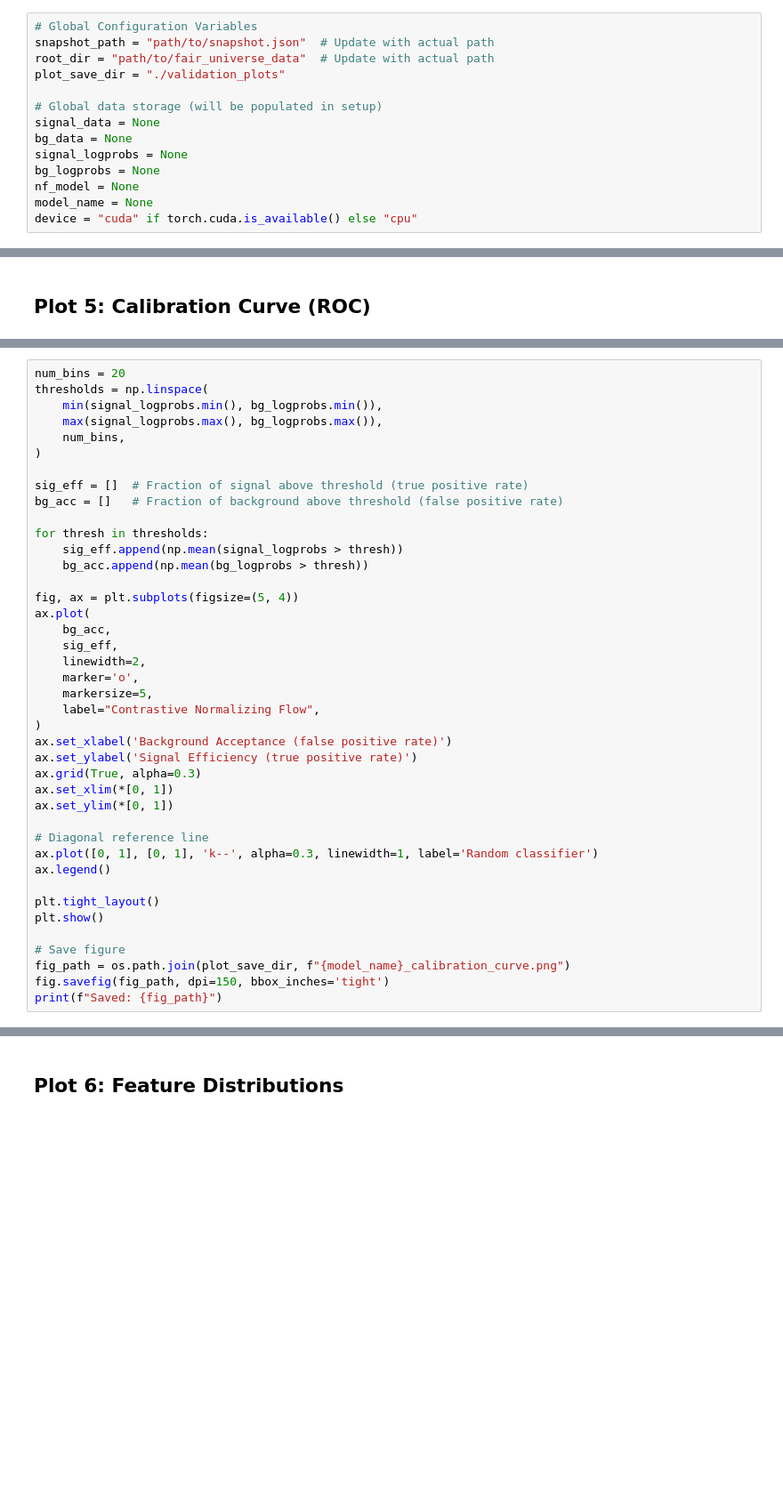
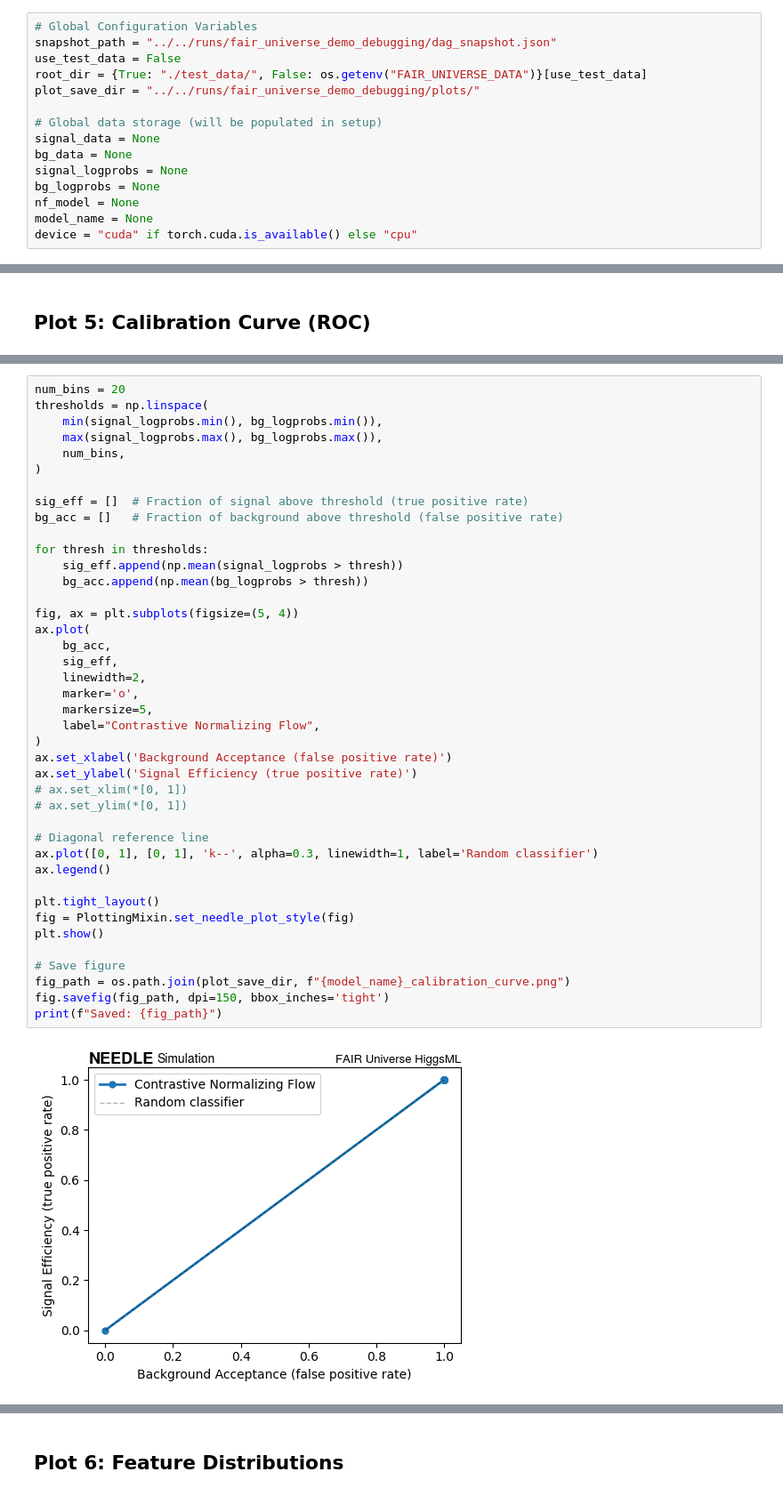
Before and after one commit to needle-sbi/needle-sbi, a Jupyter notebook: examples/fair_universe_demo/validation.ipynb, the cells around one changed output, grey strips where cells are left out. Shown at 89% size. Cells and saved outputs as stored; diff of their text form; blank space fills up the shorter version.

Commit message:
Cache config and test_settings to enable reproducible pipelines

```diff
--- a/examples/fair_universe_demo/validation.ipynb
+++ b/examples/fair_universe_demo/validation.ipynb
@@ -30,9 +21,10 @@ ModuleNotFoundError: No module named 'fair_universe_demo'
 ## Configuration
 # %%
 # Global Configuration Variables
-snapshot_path = "path/to/snapshot.json"  # Update with actual path
-root_dir = "path/to/fair_universe_data"  # Update with actual path
-plot_save_dir = "./validation_plots"
+snapshot_path = "../../runs/fair_universe_demo_debugging/dag_snapshot.json"
+use_test_data = False
+root_dir = {True: "./test_data/", False: os.getenv("FAIR_UNIVERSE_DATA")}[use_test_data]
+plot_save_dir = "../../runs/fair_universe_demo_debugging/plots/"
 
 # Global data storage (will be populated in setup)
 signal_data = None
@@ -249,33 +269,35 @@ thresholds = np.linspace(
 sig_eff = []  # Fraction of signal above threshold (true positive rate)
 bg_acc = []   # Fraction of background above threshold (false positive rate)
 
 for thresh in thresholds:
     sig_eff.append(np.mean(signal_logprobs > thresh))
     bg_acc.append(np.mean(bg_logprobs > thresh))
 
 fig, ax = plt.subplots(figsize=(5, 4))
 ax.plot(
     bg_acc,
     sig_eff,
     linewidth=2,
     marker='o',
     markersize=5,
     label="Contrastive Normalizing Flow",
 )
 ax.set_xlabel('Background Acceptance (false positive rate)')
 ax.set_ylabel('Signal Efficiency (true positive rate)')
-ax.grid(True, alpha=0.3)
-ax.set_xlim(*[0, 1])
-ax.set_ylim(*[0, 1])
+# ax.set_xlim(*[0, 1])
+# ax.set_ylim(*[0, 1])
 
 # Diagonal reference line
 ax.plot([0, 1], [0, 1], 'k--', alpha=0.3, linewidth=1, label='Random classifier')
 ax.legend()
 
 plt.tight_layout()
+fig = PlottingMixin.set_needle_plot_style(fig)
 plt.show()
 
 # Save figure
 fig_path = os.path.join(plot_save_dir, f"{model_name}_calibration_curve.png")
 fig.savefig(fig_path, dpi=150, bbox_inches='tight')
 print(f"Saved: {fig_path}")
+# %% [output]
+[figure, added]
```
Also changed, not shown: parts of 12 cells of this notebook, 7 other files.
